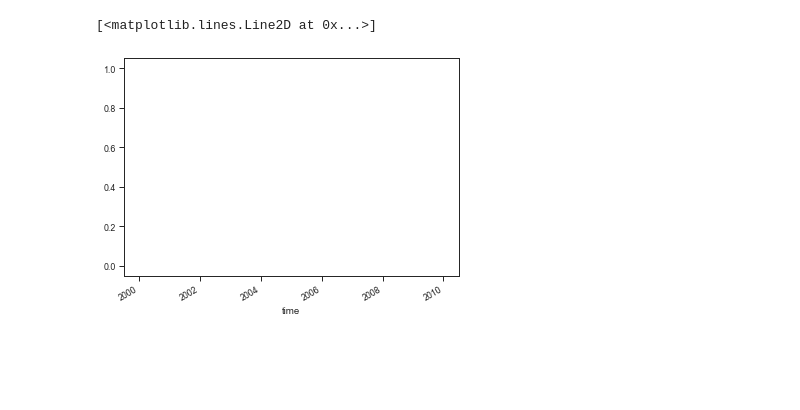
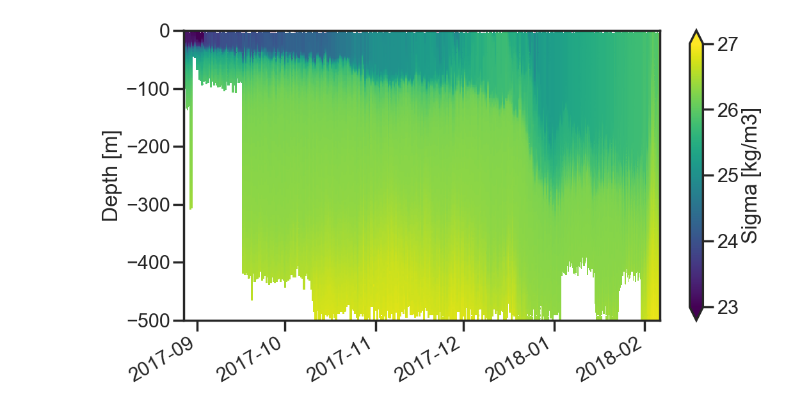
Before and after one commit to sessink/NIW, a Jupyter notebook: notebooks/calculate_w.ipynb, the cells around one changed output. Drawn from its saved outputs; the diff is of its cells as text; code cells hidden in the pictures; blank space fills up the shorter version.

```diff
--- a/notebooks/calculate_w.ipynb
+++ b/notebooks/calculate_w.ipynb
@@ -28,9 +30,7 @@ warnings.simplefilter("ignore",category=FutureWarning)
 warnings.simplefilter("ignore",category=RuntimeWarning)
 
 # set up figure params
-sns.set(style='ticks', context='paper', palette='colorblind')
-mpl.rc('figure', dpi=100, figsize=[11, 5])
+sns.set(style='ticks', context='poster', palette='colorblind')
+mpl.rc('figure', dpi=100, figsize=[12, 6])
 mpl.rc('savefig', dpi=500, bbox='tight')
 mpl.rc('legend', frameon=False)
-
-%matplotlib inline
@@ -40,3 +39,6 @@ mpl.rc('legend', frameon=False)
 # %%
 path = '../data/xarray/qc_7700b.nc'
 data = xr.open_dataset(path)
+
+z = data.z
+rho = data.rho0- 1000
@@ -71,5 +45,8 @@ result = xisoslice(data, 'z', 'rho0', 1028, 'z')
-# %%
-result.plot()
-# %% [output]
-[<matplotlib.lines.Line2D at 0x...>]
-[figure, removed]
+# %%
+rho.plot(vmin=23,vmax=27,
+                 cbar_kwargs={'label':'Sigma [kg/m3]'})
+plt.ylabel('Depth [m]');
+plt.xlabel(None);
+plt.ylim(-500,0);
+# %% [output]
+[figure, added]
```
Also changed, not shown: parts of 43 cells of this notebook, 1 other file.
